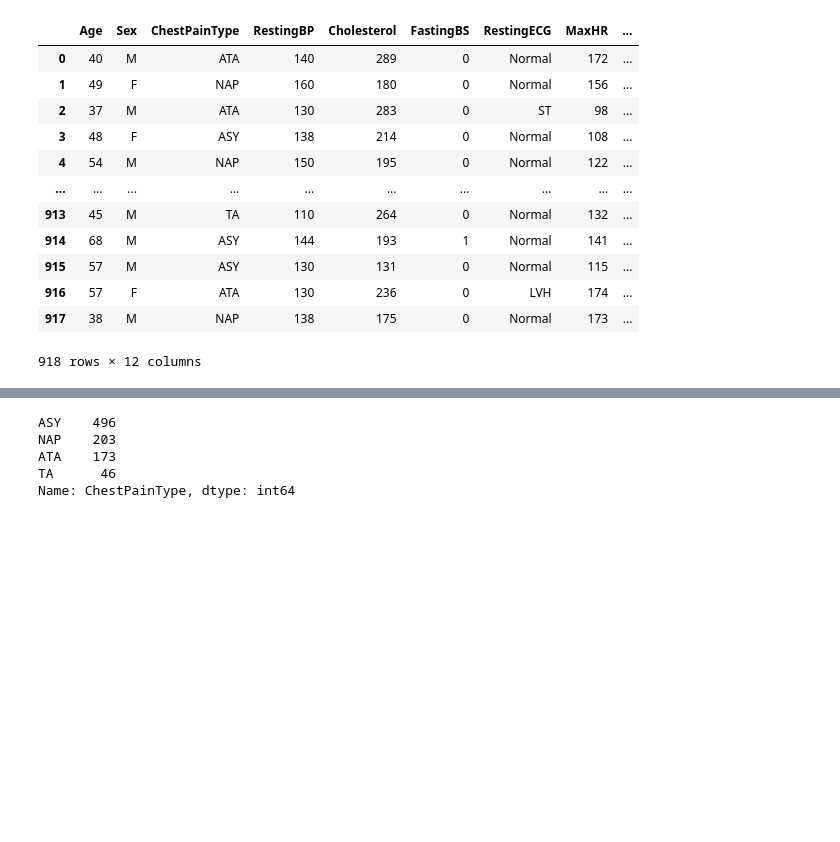
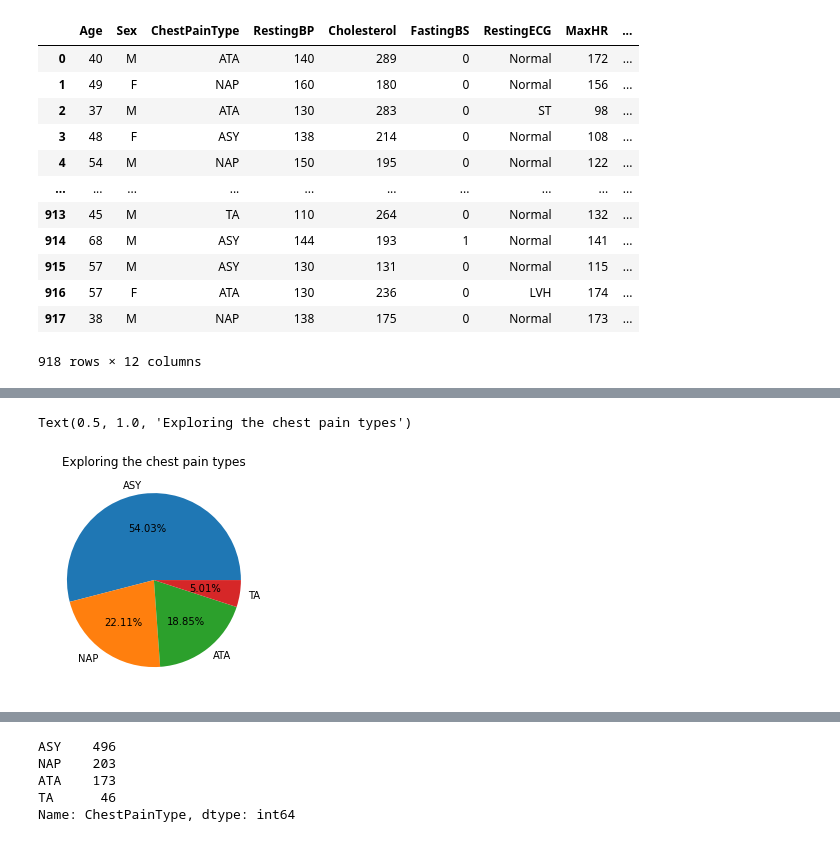
Before and after one commit to nickjaycarr88/heart_disease_prediction_machine_learning, a Jupyter notebook: heart2.ipynb, the cells around one changed output, grey strips where cells are left out. Cells and saved outputs as stored; diff of their text form; code cells hidden in the pictures; blank space fills up the shorter version.

```diff
--- a/heart2.ipynb
+++ b/heart2.ipynb
@@ -81,0 +117,9 @@ dtype: int64
+# %%
+#Exploring the chest pain types
+ChestPainType_pie_chart_index = heart_disease_data.ChestPainType.value_counts().index
+ChestPainType_pie_chart_values = heart_disease_data.ChestPainType.value_counts().values
+plt.pie(ChestPainType_pie_chart_values, labels=ChestPainType_pie_chart_index, autopct='%1.2f%%')
+plt.title("Exploring the chest pain types")
+# %% [output]
+Text(0.5, 1.0, 'Exploring the chest pain types')
+[figure, added]
```
Also changed, not shown: parts of 18 cells of this notebook, 6 other files.
